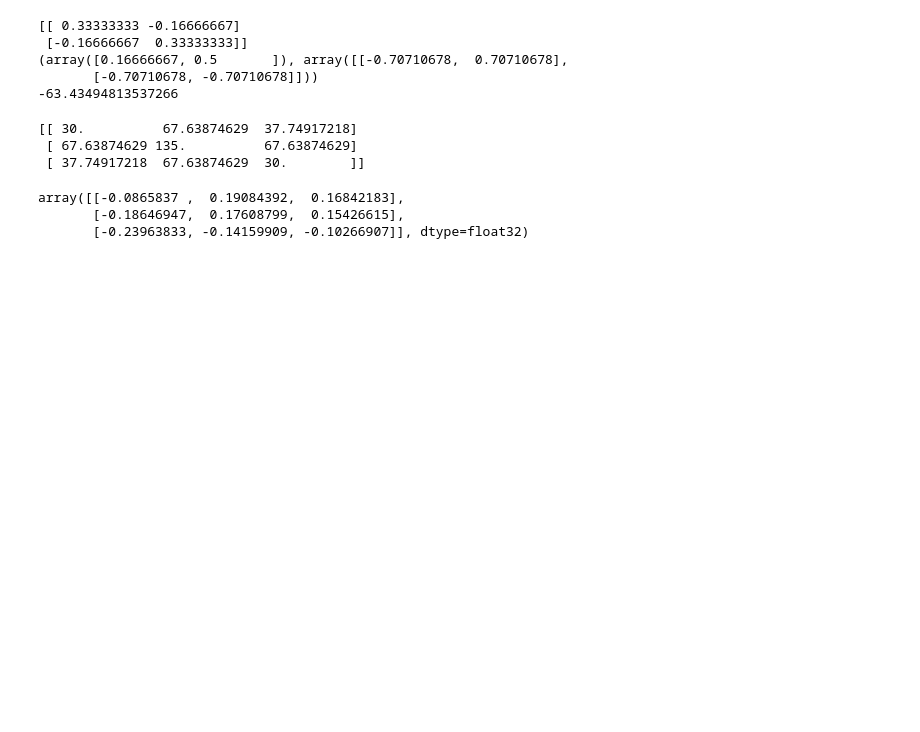
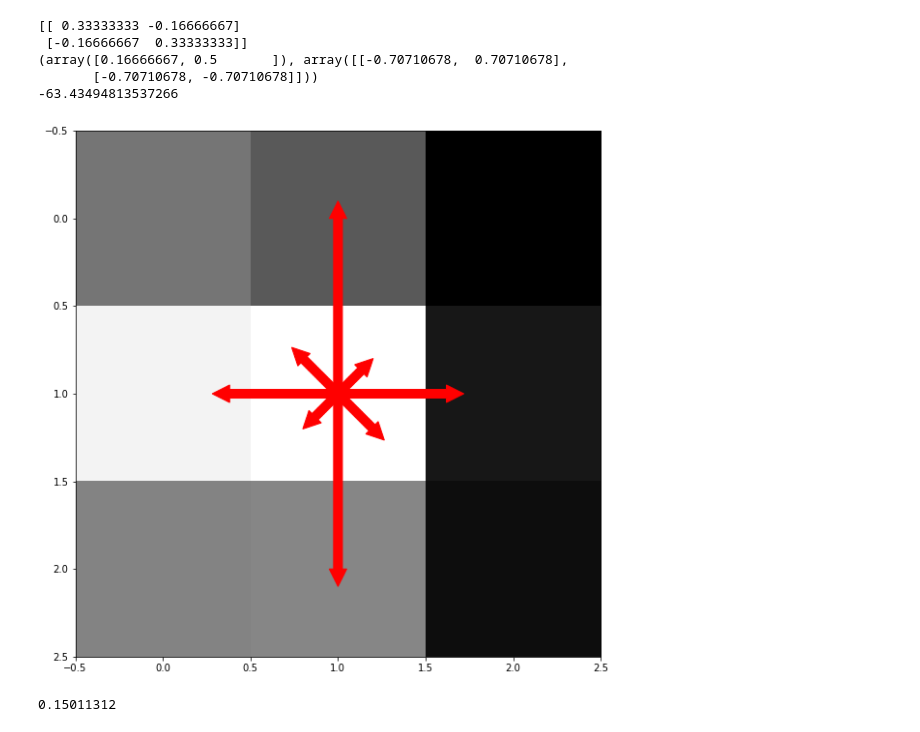
Before and after one commit to liamaltarac/SYS809_Feature_Matching, a Jupyter notebook: models/vgg_filters_visualization.ipynb, the cells around one changed output. Drawn from its saved outputs; the diff is of its cells as text; code cells hidden in the pictures; blank space fills up the shorter version.

```diff
--- a/models/vgg_filters_visualization.ipynb
+++ b/models/vgg_filters_visualization.ipynb
@@ -143,24 +144,51 @@ print(np.rad2deg(np.arctan2(-0.33333333, 0.16666667)))
 (array([0.16666667, 0.5       ]), array([[-0.70710678,  0.70710678],
        [-0.70710678, -0.70710678]]))
 -63.43494813537266
-# %%
-fff =    np.array([[-30, 5,5],
-                   [-30, 0,5],
-                   [-30,- 30,-30]])
-
-dft  = np.fft.fftn(fff)
-dft_shift = np.fft.fftshift(dft)
-phase_spectrum = np.abs(dft_shift)
-
-#plt.imshow(phase_spectrum, cmap='gray')
-print(phase_spectrum)
-# %% [output]
-[[ 30.          67.63874629  37.74917218]
- [ 67.63874629 135.          67.63874629]
- [ 37.74917218  67.63874629  30.        ]]
-# %%
-fff
-# %% [output]
-array([[-0.0865837 ,  0.19084392,  0.16842183],
-       [-0.18646947,  0.17608799,  0.15426615],
-       [-0.23963833, -0.14159909, -0.10266907]], dtype=float32)
+# %%
+from turtle import width
+from numpy import pad
+
+def NormalizeData(data):
+    return (data - np.min(data)) / (np.max(data) - np.min(data))
+
+#f = np.array([[-1,1,1],[-1,0,1], [-1,-1,-1]])
+
+def plotFilterDominantAngles(filters):
+    for f in filters:
+        #f = np.pad(f, pad_width = 200, mode="constant", constant_values=(0))
+        dft  = np.fft.fft2(f)
+        dft_shift = np.fft.fftshift(dft)
+        dft_shift = np.rot90(dft_shift)
+        dft_shift = np.around(dft_shift, decimals=4)
+
+        phase= np.angle(dft_shift)
+        mag = np.abs(dft_shift)
+
+        #print(phase)
+        plt.imshow(mag, cmap='gray')
+
+        mag = mag - mag[1,1]
+        #print(mag)
+
+        mag_n = NormalizeData(mag)
+
+        plt.imshow(f, cmap='gray')
+        for i in range(-1,2):
+            for j in range(-1, 2):
+                if mag[i+1,j+1] > 0 :
+                    theta = np.arctan2(i,j)
+                    plt.arrow(1, 1, mag_n[i+1,j+1]*np.cos(theta), mag_n[i+1,j+1]*np.sin(theta), head_width=0.1, head_length=0.1, fc='red', ec='red', width=0.05)
+
+
+
+
+plotFilterDominantAngles([f])
+# %% [output]
+[figure, added]
+# %%
+mag = np.array([[0.15011312, 1.235253   ,0.43233627],
+ [1.20760753, 0.    ,     1.20760753],
+ [0.43233627 ,1.235253,   0.15011312]])
+np.min(np.ma.array(mag, mask=mag<=0))
+# %% [output]
+0.15011312
```
Also changed, not shown: parts of 7 cells of this notebook.
